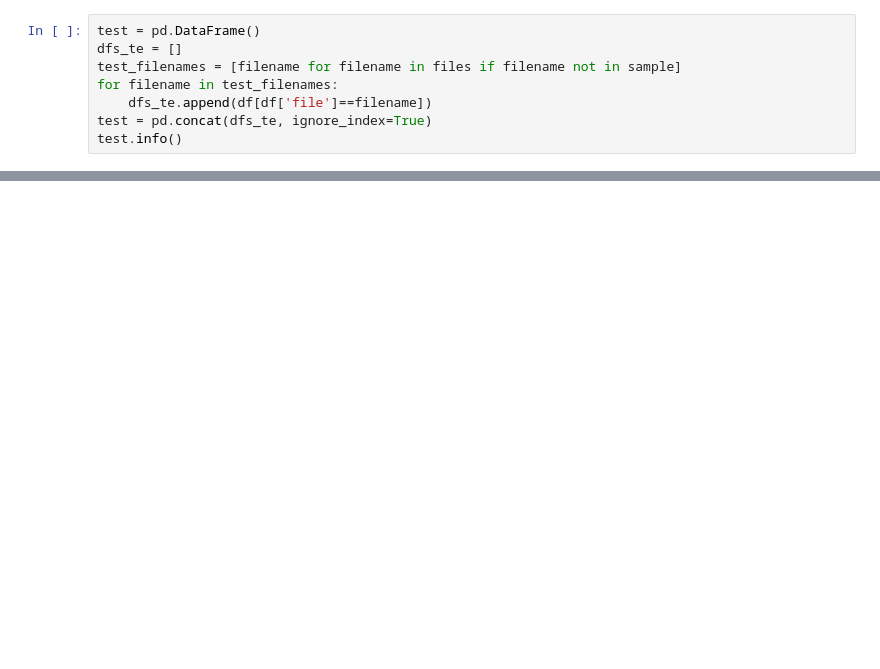
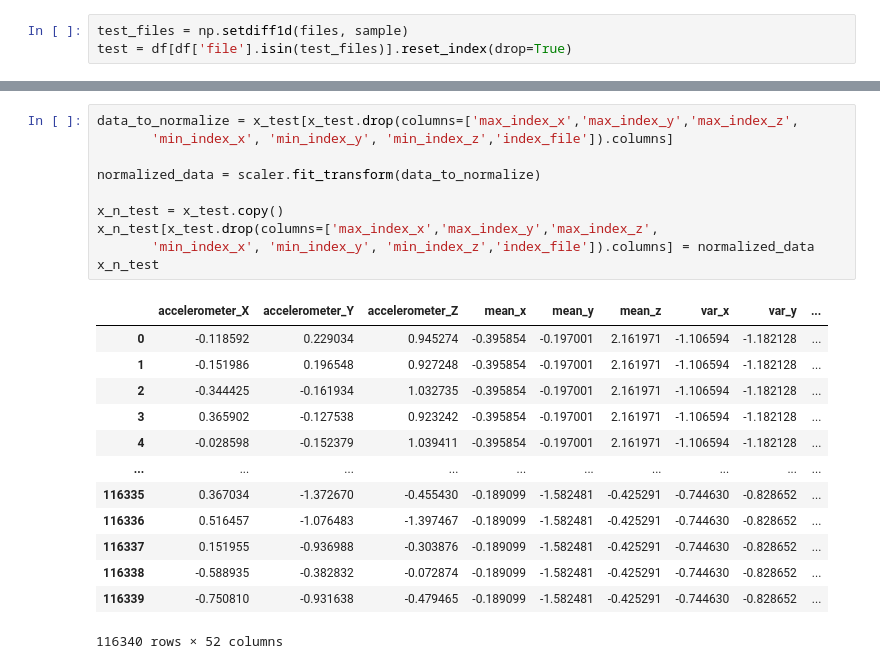
Before and after one commit to Taras55001/DC_HW5, a Jupyter notebook: DC_HW5.ipynb, the cells around one changed output, grey strips where cells are left out. Saved outputs shown, nothing was run; the diff lists cells and outputs as text; blank space fills up the shorter version.

```diff
--- a/DC_HW5.ipynb
+++ b/DC_HW5.ipynb
@@ -83,8 +100,3 @@ memory usage: 3.5+ MB
 # %%
-test = pd.DataFrame()
-dfs_te = []
-test_filenames = [filename for filename in files if filename not in sample]
-for filename in test_filenames:
-    dfs_te.append(df[df['file']==filename])
-test = pd.concat(dfs_te, ignore_index=True)
-test.info()
+test_files = np.setdiff1d(files, sample)
+test = df[df['file'].isin(test_files)].reset_index(drop=True)
@@ -124,0 +133,24 @@ memory usage: 11.8+ MB
+# %%
+data_to_normalize = x_test[x_test.drop(columns=['max_index_x','max_index_y','max_index_z',
+       'min_index_x', 'min_index_y', 'min_index_z','index_file']).columns]
+
+normalized_data = scaler.fit_transform(data_to_normalize)
+
+x_n_test = x_test.copy()
+x_n_test[x_test.drop(columns=['max_index_x','max_index_y','max_index_z',
+       'min_index_x', 'min_index_y', 'min_index_z','index_file']).columns] = normalized_data
+x_n_test
+# %% [output]
+|  | accelerometer_X | accelerometer_Y | accelerometer_Z | mean_x | mean_y | mean_z | var_x | var_y | ... |
+| 0 | -0.118592 | 0.229034 | 0.945274 | -0.395854 | -0.197001 | 2.161971 | -1.106594 | -1.182128 | ... |
+| 1 | -0.151986 | 0.196548 | 0.927248 | -0.395854 | -0.197001 | 2.161971 | -1.106594 | -1.182128 | ... |
+| 2 | -0.344425 | -0.161934 | 1.032735 | -0.395854 | -0.197001 | 2.161971 | -1.106594 | -1.182128 | ... |
+| 3 | 0.365902 | -0.127538 | 0.923242 | -0.395854 | -0.197001 | 2.161971 | -1.106594 | -1.182128 | ... |
+| 4 | -0.028598 | -0.152379 | 1.039411 | -0.395854 | -0.197001 | 2.161971 | -1.106594 | -1.182128 | ... |
+| ... | ... | ... | ... | ... | ... | ... | ... | ... | ... |
+| 116335 | 0.367034 | -1.372670 | -0.455430 | -0.189099 | -1.582481 | -0.425291 | -0.744630 | -0.828652 | ... |
+| 116336 | 0.516457 | -1.076483 | -1.397467 | -0.189099 | -1.582481 | -0.425291 | -0.744630 | -0.828652 | ... |
+| 116337 | 0.151955 | -0.936988 | -0.303876 | -0.189099 | -1.582481 | -0.425291 | -0.744630 | -0.828652 | ... |
+| 116338 | -0.588935 | -0.382832 | -0.072874 | -0.189099 | -1.582481 | -0.425291 | -0.744630 | -0.828652 | ... |
+| 116339 | -0.750810 | -0.931638 | -0.479465 | -0.189099 | -1.582481 | -0.425291 | -0.744630 | -0.828652 | ... |
+116340 rows × 52 columns
```
Also changed, not shown: parts of 13 cells of this notebook.
